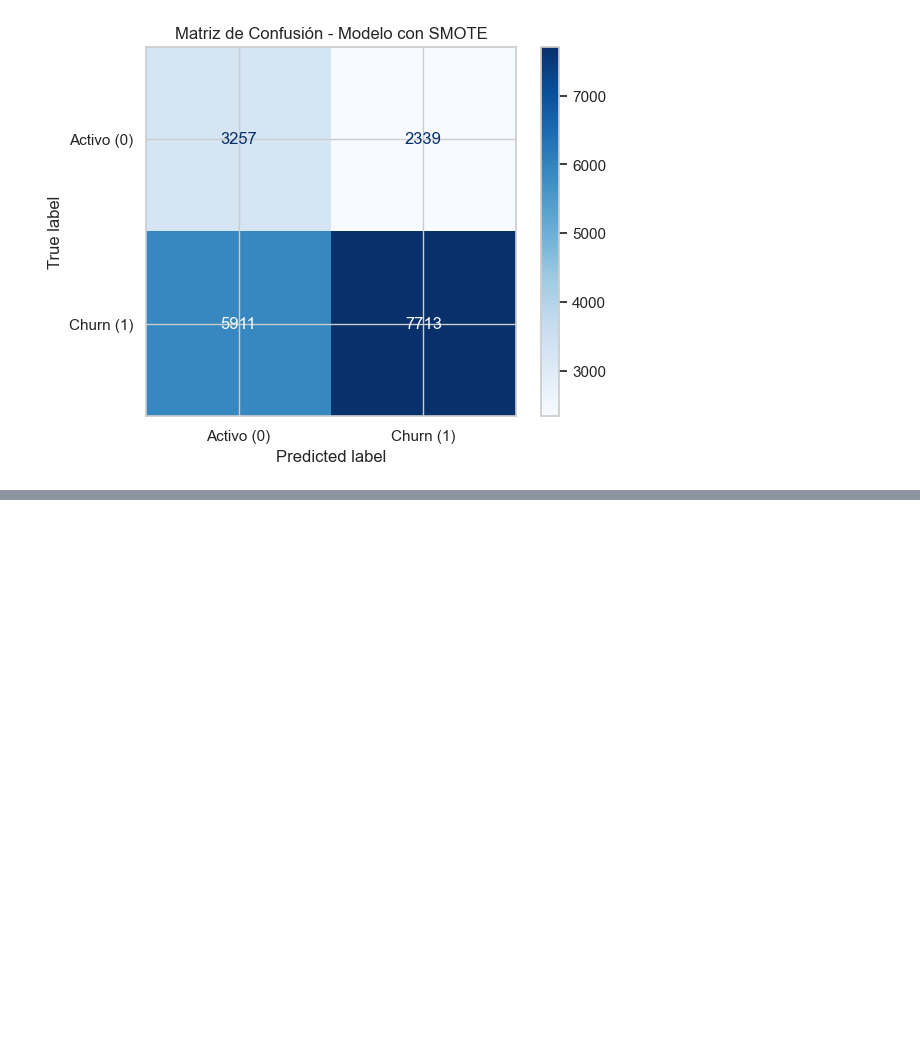
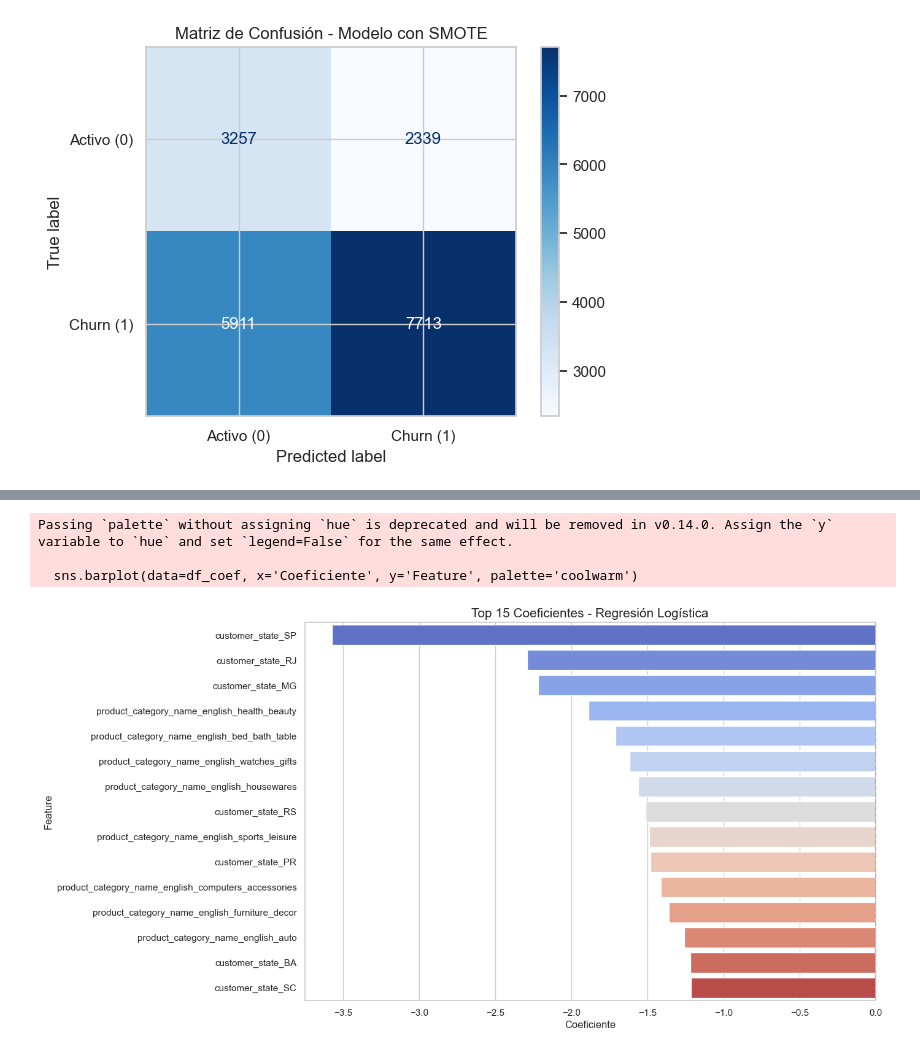
Before and after one commit to wilhayla/THE_HATCH_DATA_SCIENCE_OLIST_CHALLENGE, a Jupyter notebook: notbooks/02_feature_engineering.ipynb, the cells around one changed output, grey strips where cells are left out. Drawn from its saved outputs; the diff is of its cells as text; code cells hidden in the pictures; blank space fills up the shorter version.

```diff
--- a/notbooks/02_feature_engineering.ipynb
+++ b/notbooks/02_feature_engineering.ipynb
@@ -903,0 +972,19 @@ plt.show()
+# %%
+from sklearn.linear_model import LogisticRegression
+from sklearn.preprocessing import StandardScaler
+
+# 1. La Regresión Logística requiere que los datos estén en la misma escala
+scaler = StandardScaler()
+X_train_scaled = scaler.fit_transform(X_train_res)
+X_test_scaled = scaler.transform(X_test)
+
+# 2. Instanciar y entrenar
+modelo_lr = LogisticRegression(random_state=42, max_iter=1000)
+modelo_lr.fit(X_train_scaled, y_train_res)
+
+# 3. Predicción
+y_pred_lr = modelo_lr.predict(X_test_scaled)
+
+# 4. Resultados
+print("=== Reporte de Clasificación: REGRESIÓN LOGÍSTICA ===")
+print(classification_report(y_test, y_pred_lr))
@@ -903,0 +1001,24 @@ plt.show()
+# %%
+
+# 1. Extraer coeficientes
+coeficientes = modelo_lr.coef_[0]
+nombres_features = X.columns
+
+# 2. Crear DataFrame
+df_coef = pd.DataFrame({'Feature': nombres_features, 'Coeficiente': coeficientes})
+
+# 3. Ordenar por valor absoluto para ver las más influyentes
+df_coef['Abs_Coef'] = df_coef['Coeficiente'].abs()
+df_coef = df_coef.sort_values(by='Abs_Coef', ascending=False).head(15)
+
+# 4. Graficar
+plt.figure(figsize=(12, 8))
+sns.barplot(data=df_coef, x='Coeficiente', y='Feature', palette='coolwarm')
+plt.title('Top 15 Coeficientes - Regresión Logística', fontsize=15)
+plt.axvline(0, color='black', linestyle='--') # Línea en 0 para separar positivo de negativo
+plt.show()
+# %% [output]
+Passing `palette` without assigning `hue` is deprecated and will be removed in v0.14.0. Assign the `y` variable to `hue` and set `legend=False` for the same effect.
+
+  sns.barplot(data=df_coef, x='Coeficiente', y='Feature', palette='coolwarm')
+[figure, added]
```
Also changed, not shown: parts of 8 cells of this notebook.
